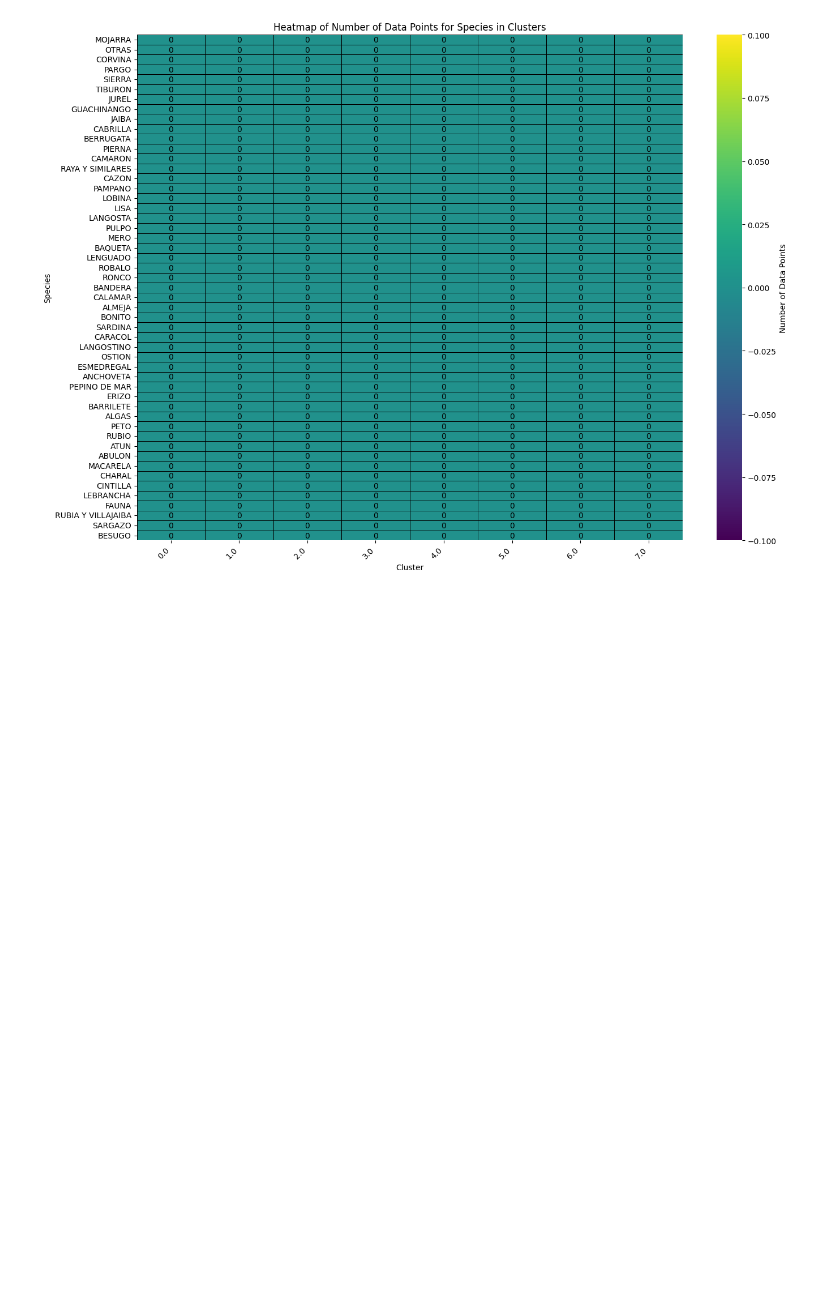
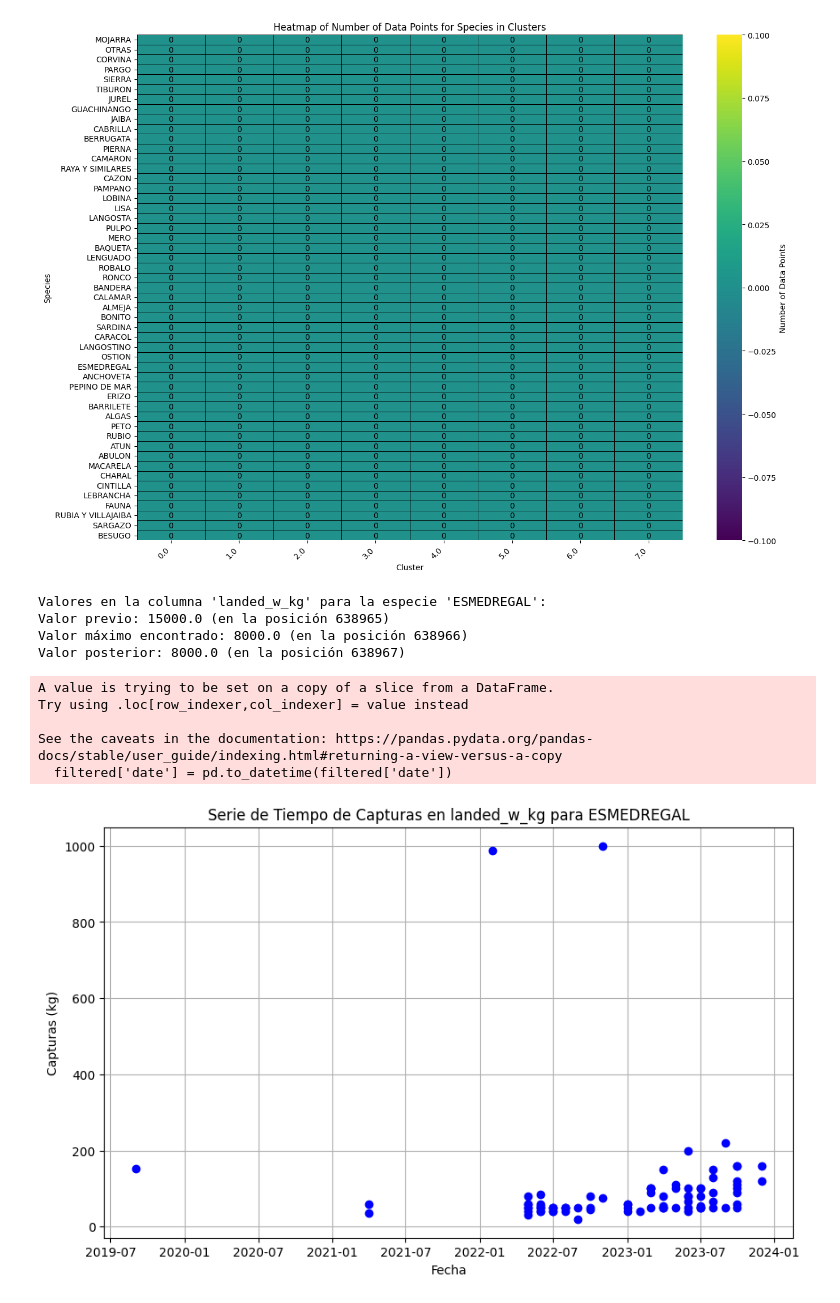
Before and after one commit to cedointercultural/CC-DLM-MFisheries, a Jupyter notebook: diagnostic.ipynb, the cells around one changed output. Drawn from its saved outputs; the diff is of its cells as text; code cells hidden in the pictures; blank space fills up the shorter version.

```diff
--- a/diagnostic.ipynb
+++ b/diagnostic.ipynb
@@ -143,3 +143,62 @@ plt.tight_layout()
 plt.show()
 # %% [output]
 [figure]
+# %%
+import pandas as pd
+
+data = pd.read_csv('data/data.csv',low_memory=False)
+
+# Filtrar el DataFrame por la especie 'ESMEDREGAL'
+filtered = data[data['species'] == 'ESMEDREGAL']
+
+# Encontrar la posición del valor máximo en la columna 'landed_w_kg'
+max_pos = filtered['landed_w_kg'].idxmax()
+
+# Obtener la posición previa y posterior
+prev_pos = max_pos - 1 if max_pos > filtered.index.min() else None
+next_pos = max_pos + 1 if max_pos < filtered.index.max() else None
+
+# Mostrar los valores previo, actual, y posterior
+print("Valores en la columna 'landed_w_kg' para la especie 'ESMEDREGAL':")
+if prev_pos is not None:
+    print(f"Valor previo: {data.at[prev_pos, 'landed_w_kg']} (en la posición {prev_pos})")
+else:
+    print("No hay valor previo (es el primer elemento).")
+
+print(f"Valor máximo encontrado: {data.at[max_pos, 'landed_w_kg']} (en la posición {max_pos})")
+
+if next_pos is not None:
+    print(f"Valor posterior: {data.at[next_pos, 'landed_w_kg']} (en la posición {next_pos})")
+else:
+    print("No hay valor posterior (es el último elemento).")
+# %% [output]
+Valores en la columna 'landed_w_kg' para la especie 'ESMEDREGAL':
+Valor previo: 15000.0 (en la posición 638965)
+Valor máximo encontrado: 8000.0 (en la posición 638966)
+Valor posterior: 8000.0 (en la posición 638967)
+# %%
+import matplotlib.pyplot as plt
+# Filtrar el DataFrame por la especie 'ESMEDREGAL'
+filtered = data[(data['species'] == 'ESMEDREGAL')&(data['Cluster_Label']==3)]
+
+# Asegurarse de que la columna 'date' esté en formato datetime (si no lo está)
+filtered['date'] = pd.to_datetime(filtered['date'])
+
+# Establecer la columna 'date' como el índice para una mejor visualización de la serie de tiempo
+filtered.set_index('date', inplace=True)
+
+# Graficar la serie de tiempo
+plt.figure(figsize=(10, 6))
+plt.plot(filtered.index, filtered['landed_w_kg'], marker='o', linestyle='', color='b')
+plt.title('Serie de Tiempo de Capturas en landed_w_kg para ESMEDREGAL')
+plt.xlabel('Fecha')
+plt.ylabel('Capturas (kg)')
+plt.grid(True)
+plt.show()
+# %% [output]
+A value is trying to be set on a copy of a slice from a DataFrame.
+Try using .loc[row_indexer,col_indexer] = value instead
+
+See the caveats in the documentation: https://pandas.pydata.org/pandas-docs/stable/user_guide/indexing.html#returning-a-view-versus-a-copy
+  filtered['date'] = pd.to_datetime(filtered['date'])
+[figure, added]
```
Also changed, not shown: 3 other files.
